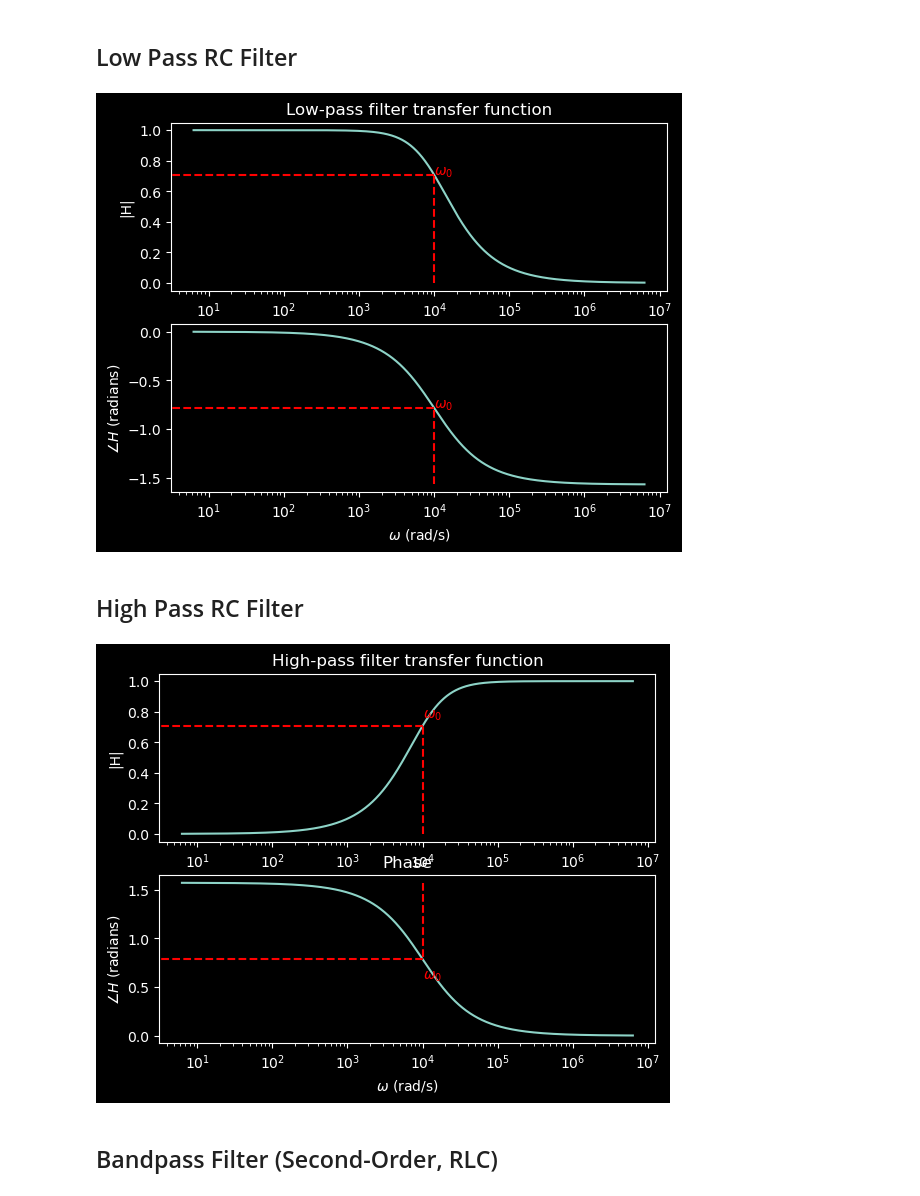
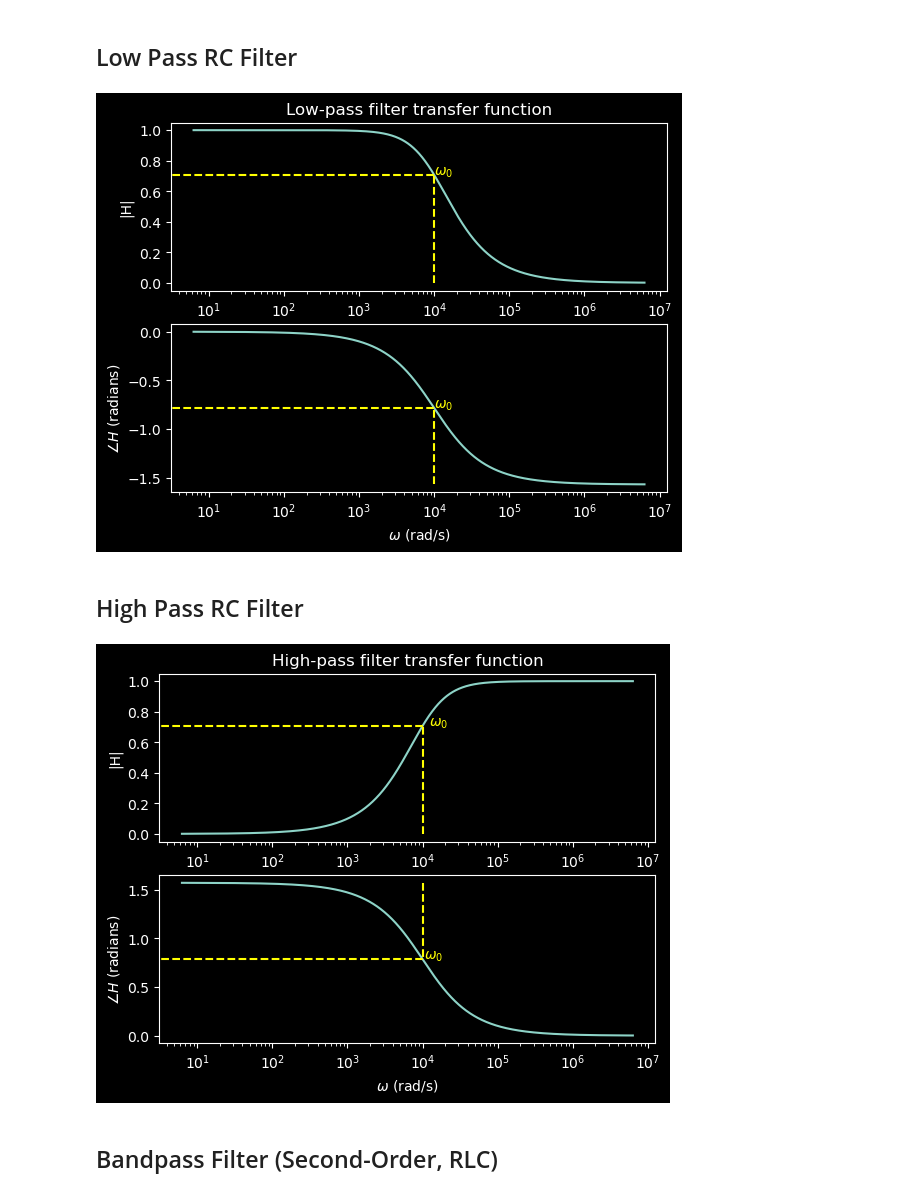
Before and after one commit to mlp6/Biomedical-Electronic-Measurements, a Jupyter notebook: notebooks/filters.ipynb, the cells around one changed output. Saved outputs shown, nothing was run; the diff lists cells and outputs as text; code cells hidden in the pictures.

```diff
--- a/notebooks/filters.ipynb
+++ b/notebooks/filters.ipynb
@@ -26,9 +26,9 @@ plt.ylabel('|H|')
 plt.xticks([])
 
 # \omega_O is at the -3 dB point (1/sqrt(2) of the max)
-plt.plot([w_o, w_o], [0, 1/np.sqrt(2)], color='red', linestyle='--')
-plt.text(w_o, 1/np.sqrt(2), r'$\omega_0$', color='red')
-plt.plot([0, w_o], [1/np.sqrt(2), 1/np.sqrt(2)], color='red', linestyle='--')
+plt.plot([w_o, w_o], [0, 1/np.sqrt(2)], color='yellow', linestyle='--')
+plt.text(w_o, 1/np.sqrt(2), r'$\omega_0$', color='yellow')
+plt.plot([0, w_o], [1/np.sqrt(2), 1/np.sqrt(2)], color='yellow', linestyle='--')
 plt.xscale('log')
 
 plt.subplot(2, 1, 2)
@@ -37,15 +37,15 @@ plt.ylabel(r'$\angle H$ (radians)')
 plt.xlabel(r'$\omega$ (rad/s)')
 
 # \omega_O is at the -45 degree point (-pi/4)
-plt.plot([w_o, w_o], [-np.pi/2, -np.pi/4], color='red', linestyle='--')
-plt.text(w_o, -np.pi/4, r'$\omega_0$', color='red')
-plt.plot([0, w_o], [-np.pi/4, -np.pi/4], color='red', linestyle='--')
+plt.plot([w_o, w_o], [-np.pi/2, -np.pi/4], color='yellow', linestyle='--')
+plt.text(w_o, -np.pi/4, r'$\omega_0$', color='yellow')
+plt.plot([0, w_o], [-np.pi/4, -np.pi/4], color='yellow', linestyle='--')
 plt.xscale('log')
 
 plt.savefig('../slides/images/rc_lpf_xfer_func.png', dpi=300, bbox_inches='tight')
 plt.show()
 # %% [output]
-[figure, old version]
+[figure, new version]
 # %% [markdown]
 ## High Pass RC Filter
 # %%
@@ -55,41 +55,40 @@ w = np.arange(1, 1000000, 1) * 2 * np.pi
 R = 1e3
 C = 0.1e-6
 j=1j
 H = (j*w*R*C)/(1 + j*w*R*C)
 
 w_o = 1/(R*C)
 
 # Plot the magnitude and phase of the transfer function
 plt.figure()
 
 plt.subplot(2, 1, 1)
 plt.plot(w, np.abs(H))
 plt.title('High-pass filter transfer function')
 plt.ylabel('|H|')
 plt.xticks([])
 
 # \omega_O is at the -3 dB point (1/sqrt(2) of the max)
-plt.plot([w_o, w_o], [0, 1/np.sqrt(2)], color='red', linestyle='--')
-plt.text(w_o, (1/np.sqrt(2)+0.05), r'$\omega_0$', color='red')
-plt.plot([0, w_o], [1/np.sqrt(2), 1/np.sqrt(2)], color='red', linestyle='--')
+plt.plot([w_o, w_o], [0, 1/np.sqrt(2)], color='yellow', linestyle='--')
+plt.text(w_o+2000, (1/np.sqrt(2)), r'$\omega_0$', color='yellow')
+plt.plot([0, w_o], [1/np.sqrt(2), 1/np.sqrt(2)], color='yellow', linestyle='--')
 plt.xscale('log')
 
 plt.subplot(2, 1, 2)
 plt.plot(w, np.angle(H))
-plt.title('Phase')
 plt.ylabel(r'$\angle H$ (radians)')
 plt.xlabel(r'$\omega$ (rad/s)')
 
 # \omega_O is at the -45 degree point (-pi/4)
-plt.plot([w_o, w_o], [np.pi/2, np.pi/4], color='red', linestyle='--')
-plt.text(w_o, (np.pi/4-0.2), r'$\omega_0$', color='red')
-plt.plot([0, w_o], [np.pi/4, np.pi/4], color='red', linestyle='--')
+plt.plot([w_o, w_o], [np.pi/2, np.pi/4], color='yellow', linestyle='--')
+plt.text(w_o+500, (np.pi/4), r'$\omega_0$', color='yellow')
+plt.plot([0, w_o], [np.pi/4, np.pi/4], color='yellow', linestyle='--')
 plt.xscale('log')
 
 plt.savefig('../slides/images/rc_hpf_xfer_func.png', dpi=300, bbox_inches='tight')
 plt.show()
 # %% [output]
-[figure, old version]
+[figure, new version]
 # %% [markdown]
 ## Bandpass Filter (Second-Order, RLC)
 # %%
```
Also changed, not shown: parts of 1 cell of this notebook, 3 other files.
